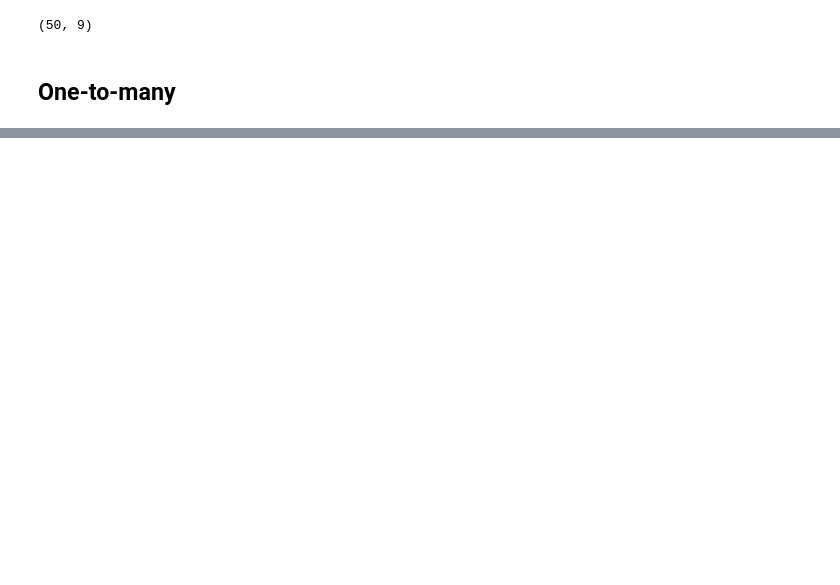
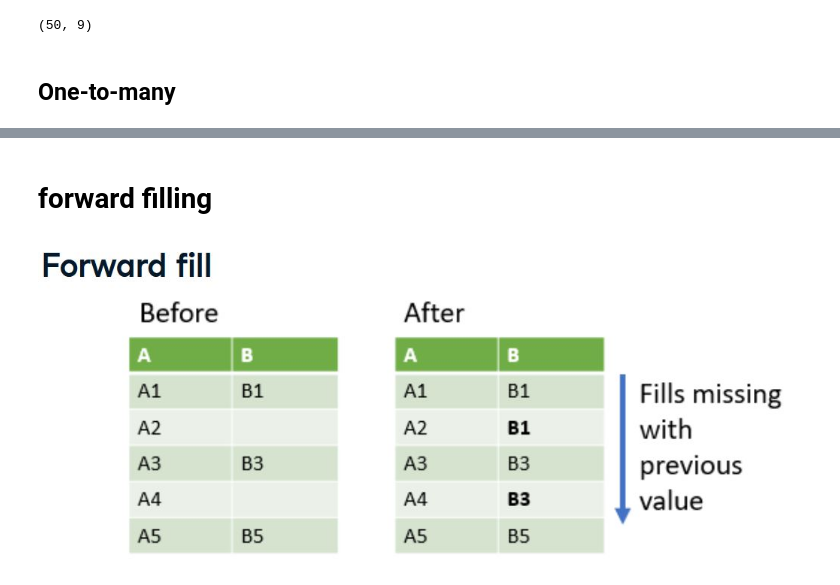
Before and after one commit to magannamazur/Codewars, a Jupyter notebook: DataCamp/d_pandas.ipynb, the cells around one changed output, grey strips where cells are left out. Saved outputs shown, nothing was run; the diff lists cells and outputs as text; code cells hidden in the pictures; blank space fills up the shorter version.

```diff
--- a/DataCamp/d_pandas.ipynb
+++ b/DataCamp/d_pandas.ipynb
@@ -1403,0 +1486,9 @@ tab5
+# %% [markdown]
+# forward filling
+# %%
+from PIL import Image
+from IPython.display import display
+img = Image. open('ff.jpg')
+display(img)
+# %% [output]
+[figure, added]
```
Also changed, not shown: parts of 138 cells of this notebook.
